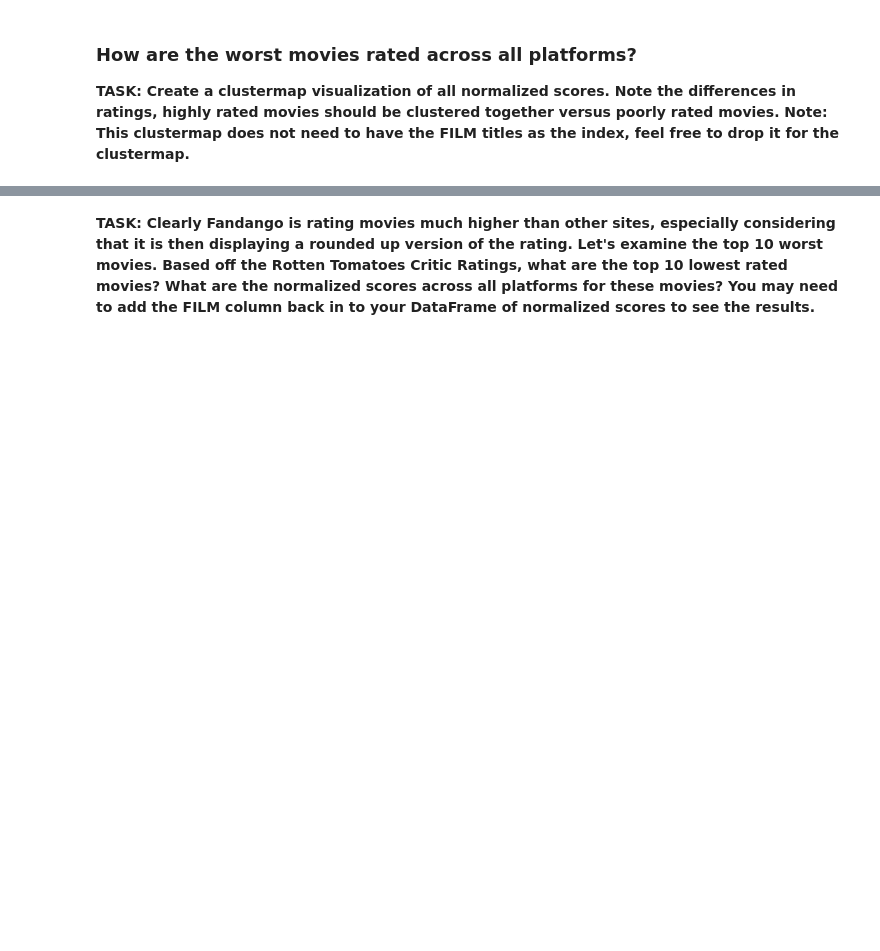
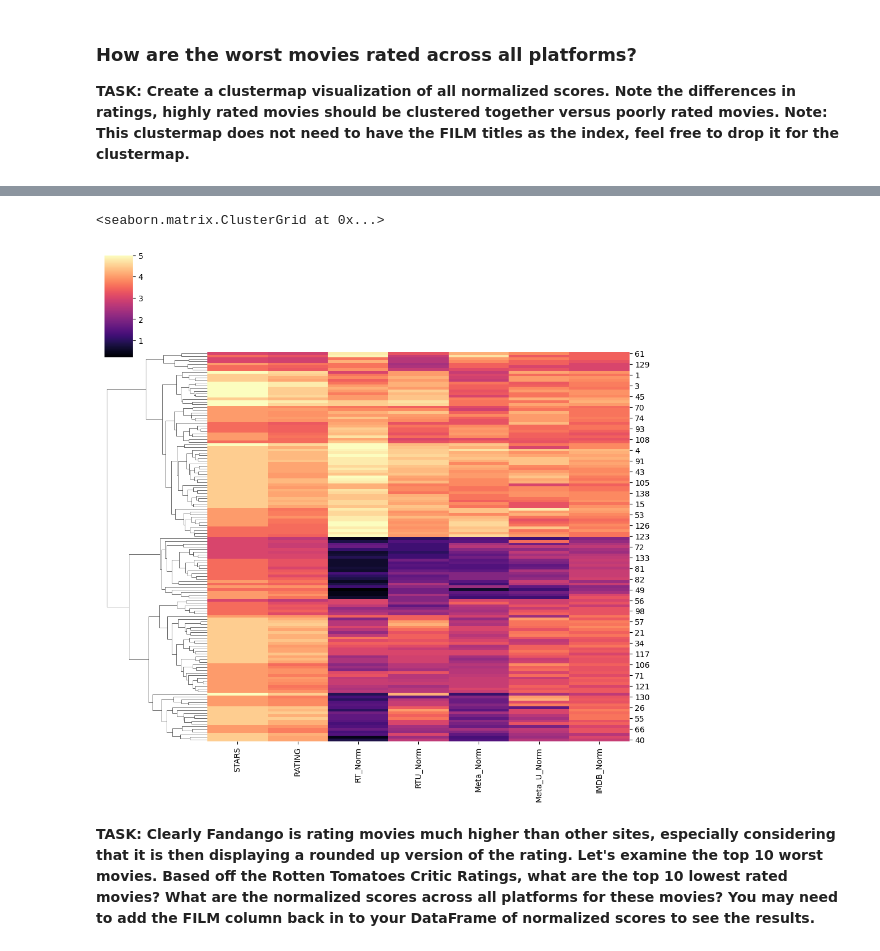
Before and after one commit to Pulak111/ML-Project, a Jupyter notebook: Practice2_Fandango/P_Capstone-Project.ipynb, the cells around one changed output, grey strips where cells are left out. Saved outputs shown, nothing was run; the diff lists cells and outputs as text; code cells hidden in the pictures; blank space fills up the shorter version.

```diff
--- a/Practice2_Fandango/P_Capstone-Project.ipynb
+++ b/Practice2_Fandango/P_Capstone-Project.ipynb
@@ -578,2 +618,7 @@ Quick Note if you have issues moving the legend for a seaborn kdeplot: https://g
+# %%
+sns.clustermap(norm_scores, cmap = 'magma', col_cluster = False)
+# %% [output]
+<seaborn.matrix.ClusterGrid at 0x...>
+[figure, added]
 # %% [markdown]
 **TASK: Clearly Fandango is rating movies much higher than other sites, especially considering that it is then displaying a rounded up version of the rating. Let's examine the top 10 worst movies. Based off the Rotten Tomatoes Critic Ratings, what are the top 10 lowest rated movies? What are the normalized scores across all platforms for these movies? You may need to add the FILM column back in to your DataFrame of normalized scores to see the results.**
```
Also changed, not shown: parts of 37 cells of this notebook.
